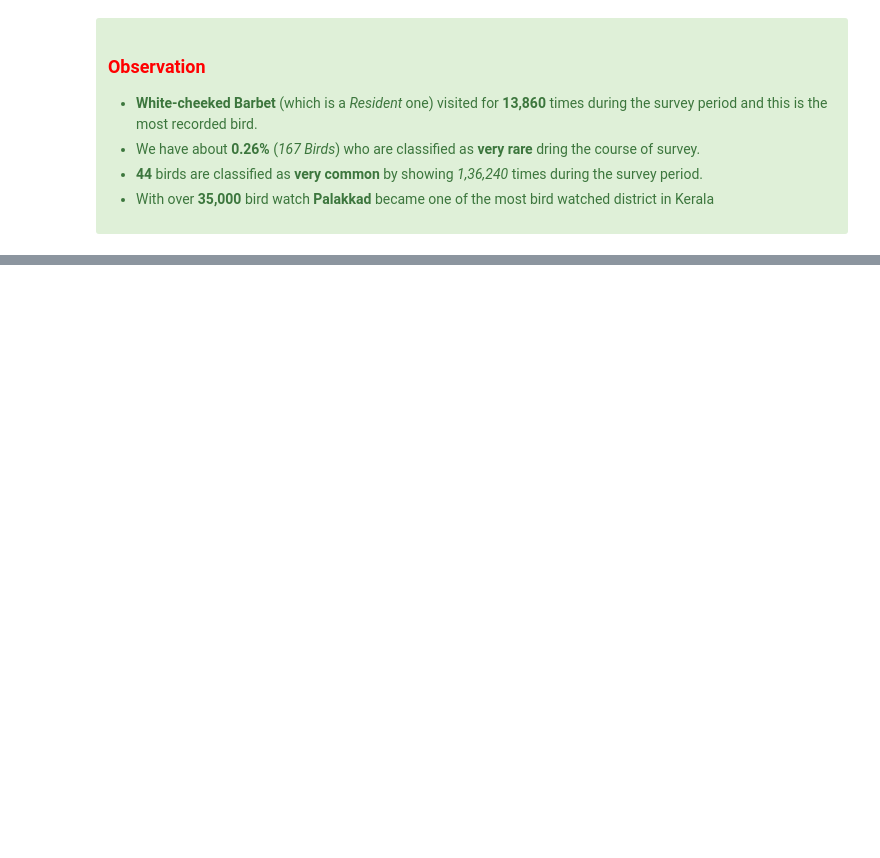
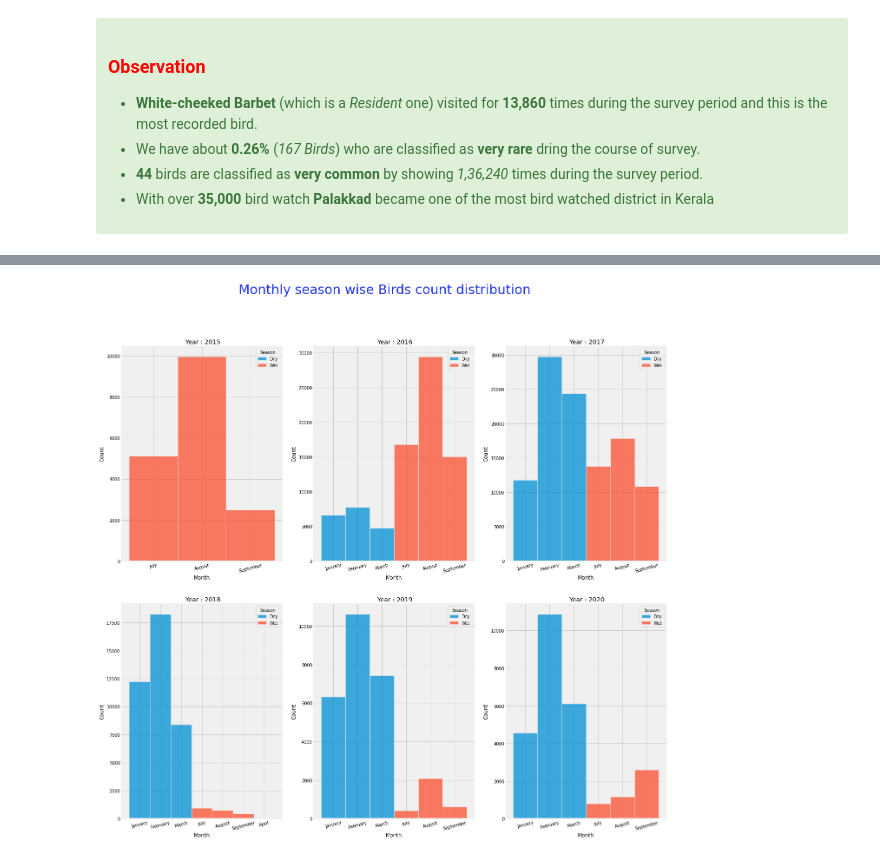
Before and after one commit to jishnukoliyadan/Kerala_Bird_Atlas, a Jupyter notebook: Kerala_Bird_Atlas.ipynb, the cells around one changed output, grey strips where cells are left out. Saved outputs shown, nothing was run; the diff lists cells and outputs as text; code cells hidden in the pictures; blank space fills up the shorter version.

```diff
--- a/Kerala_Bird_Atlas.ipynb
+++ b/Kerala_Bird_Atlas.ipynb
@@ -500,0 +656,16 @@ plt.show()
+# %%
+grouped = kba_data_df.groupby('Year')
+
+img_index = 1
+plt.figure(figsize=(20,20))
+plt.suptitle('Monthly season wise Birds count distribution', fontsize = 30, c = '#1D32E2')
+for name, group in grouped:
+    plt.subplot(2, 3, img_index)
+    plt.title(f' Year : {name}')
+    sns.histplot(data = group, x = 'Month', hue = 'Season', multiple = 'stack')
+    plt.xticks(rotation = 15)
+    img_index += 1
+
+plt.show()
+# %% [output]
+[figure, added]
```
Also changed, not shown: parts of 17 cells of this notebook, 1 other file.
